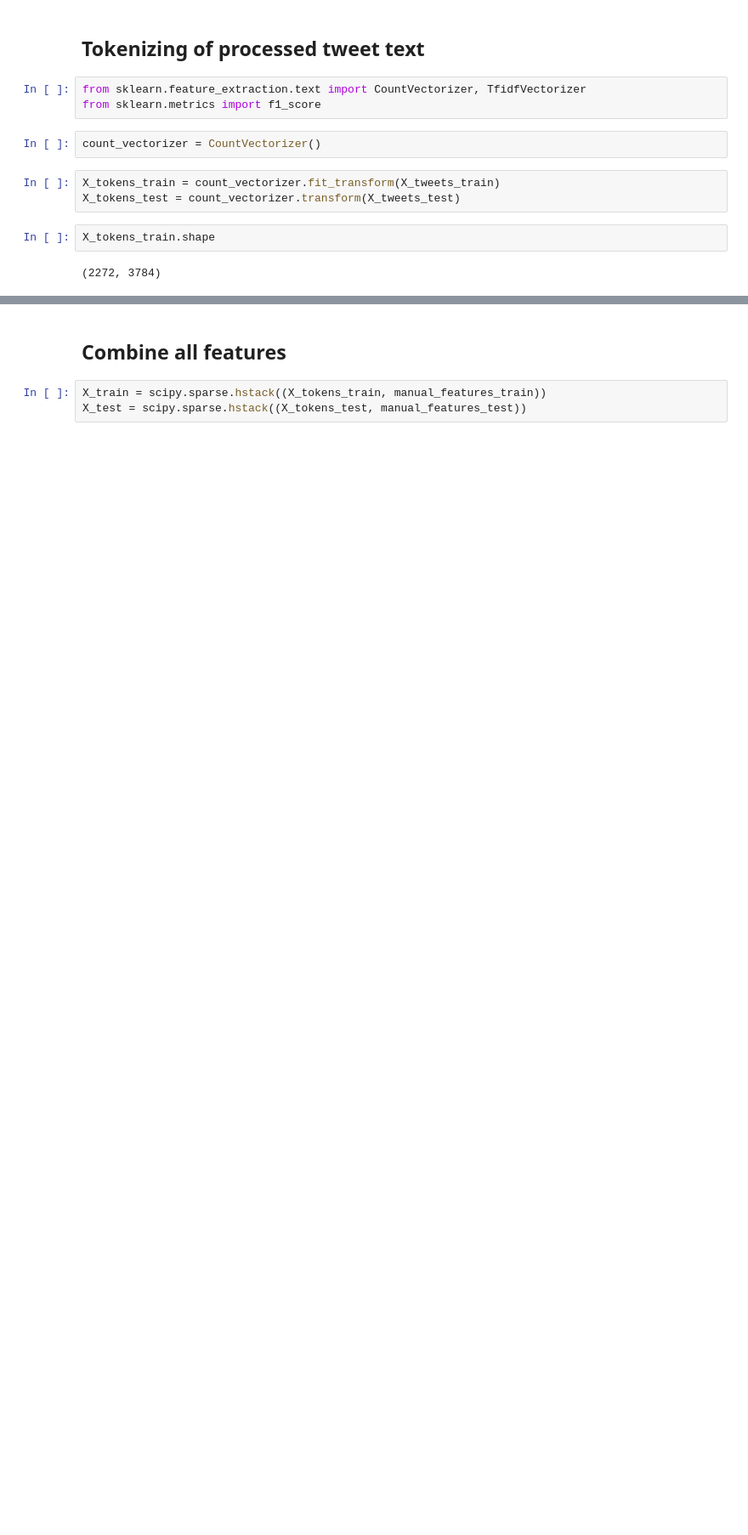
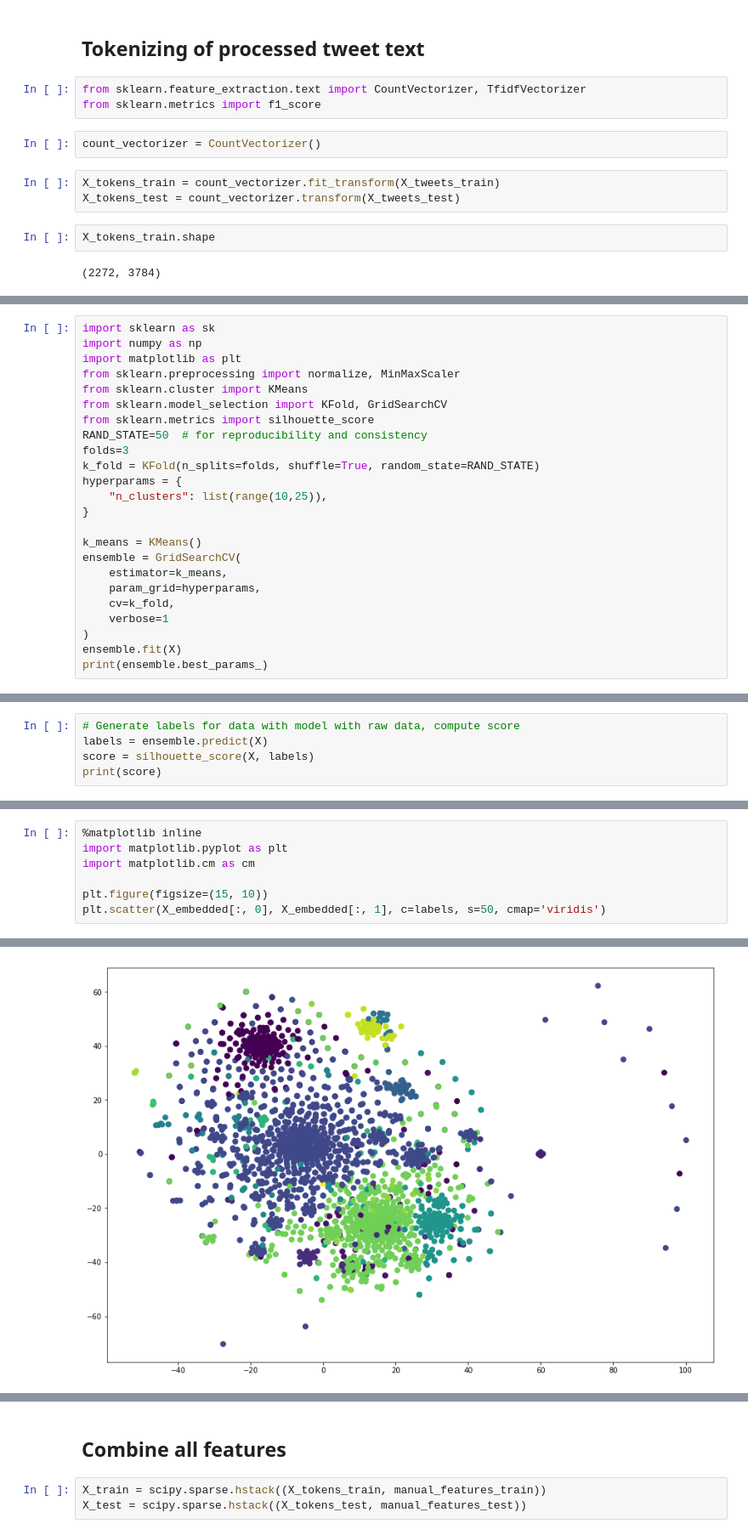
Before and after one commit to msaitkulov/SNA_class_Fall2018, a Jupyter notebook: Lab 1 + 2preFinal.ipynb, the cells around one changed output, grey strips where cells are left out. Shown: that part at 85% size. Cells and saved outputs as stored; diff of their text form; blank space fills up the shorter version.

```diff
--- a/Lab 1 + 2preFinal.ipynb
+++ b/Lab 1 + 2preFinal.ipynb
@@ -235,0 +284,24 @@ X_tokens_train.shape
+# %%
+import sklearn as sk
+import numpy as np
+import matplotlib as plt
+from sklearn.preprocessing import normalize, MinMaxScaler
+from sklearn.cluster import KMeans
+from sklearn.model_selection import KFold, GridSearchCV
+from sklearn.metrics import silhouette_score
+RAND_STATE=50  # for reproducibility and consistency
+folds=3
+k_fold = KFold(n_splits=folds, shuffle=True, random_state=RAND_STATE)
+hyperparams = {
+    "n_clusters": list(range(10,25)),
+}
+
+k_means = KMeans()
+ensemble = GridSearchCV(
+    estimator=k_means,
+    param_grid=hyperparams,
+    cv=k_fold,
+    verbose=1
+)
+ensemble.fit(X)
+print(ensemble.best_params_)
@@ -235,0 +322,5 @@ X_tokens_train.shape
+# %%
+# Generate labels for data with model with raw data, compute score
+labels = ensemble.predict(X)
+score = silhouette_score(X, labels)
+print(score)
@@ -235,0 +331,8 @@ X_tokens_train.shape
+# %%
+%matplotlib inline
+import matplotlib.pyplot as plt
+import matplotlib.cm as cm
+
+plt.figure(figsize=(15, 10))
+plt.scatter(X_embedded[:, 0], X_embedded[:, 1], c=labels, s=50, cmap='viridis')
+# %% [output]
@@ -235,0 +341 @@ X_tokens_train.shape
+[figure, added]
```
Also changed, not shown: parts of 47 cells of this notebook.
